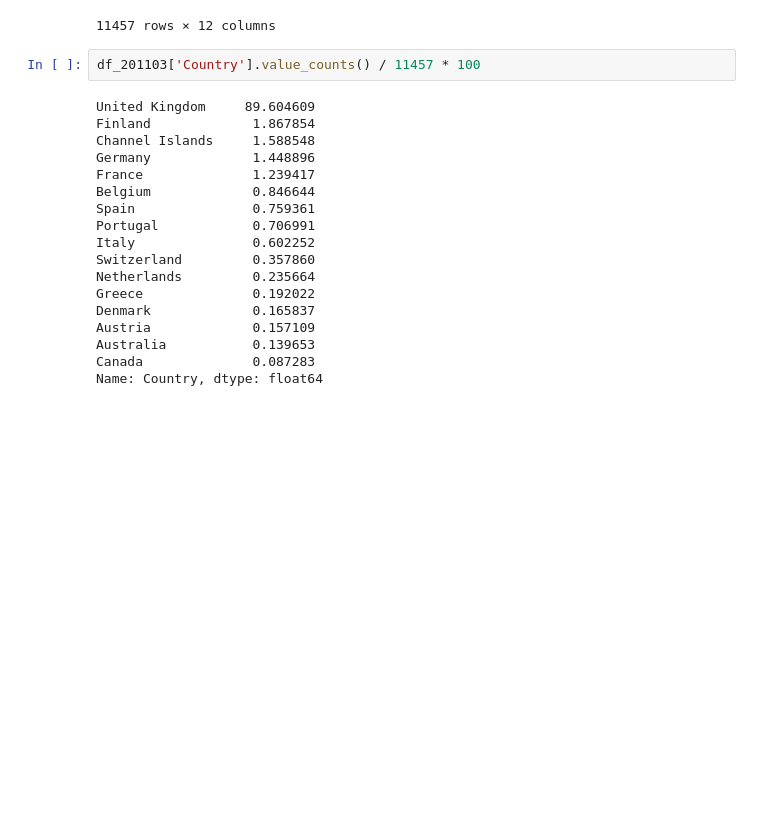
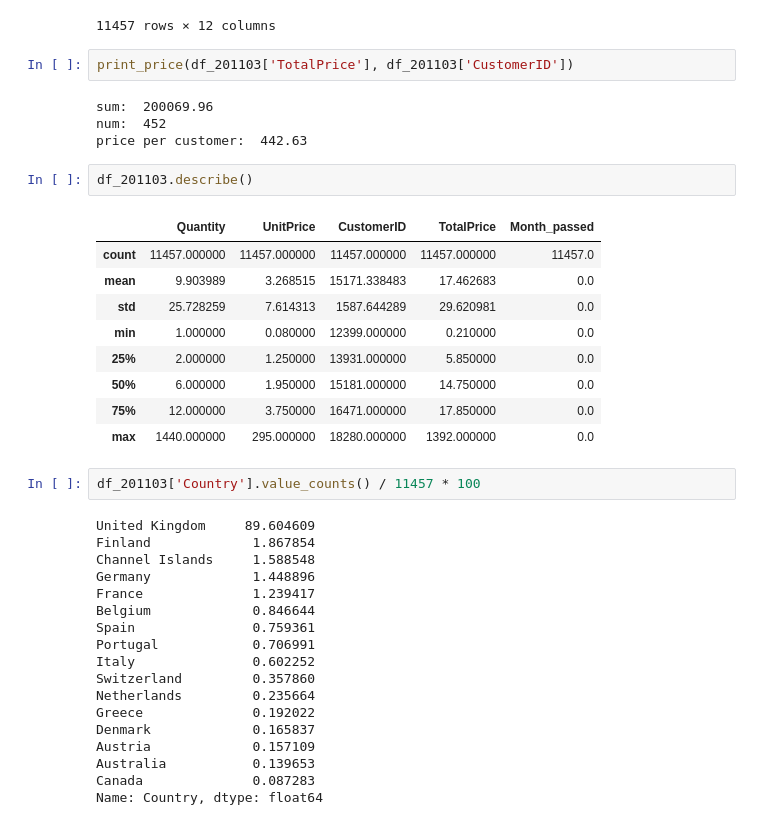
Before and after one commit to HAMJiyoung/cohort-analysis, a Jupyter notebook: Cohort-analysis.ipynb, the cells around one changed output. Drawn from its saved outputs; the diff is of its cells as text; blank space fills up the shorter version.

```diff
--- a/Cohort-analysis.ipynb
+++ b/Cohort-analysis.ipynb
@@ -908,6 +877,24 @@ df_201103
 | 142078 | 548548 | 22423 | REGENCY CAKESTAND 3 TIER | 1 | 2011-03-31 19:54:00 | 12.75 | 17781 | United Kingdom | 12.75 | ... |
 | 142079 | 548548 | 21361 | LOVE LARGE WOOD LETTERS | 7 | 2011-03-31 19:54:00 | 12.75 | 17781 | United Kingdom | 89.25 | ... |
 11457 rows × 12 columns
+# %%
+print_price(df_201103['TotalPrice'], df_201103['CustomerID'])
+# %% [output]
+sum:  200069.96
+num:  452
+price per customer:  442.63
+# %%
+df_201103.describe()
+# %% [output]
+|  | Quantity | UnitPrice | CustomerID | TotalPrice | Month_passed |
+| count | 11457.000000 | 11457.000000 | 11457.000000 | 11457.000000 | 11457.0 |
+| mean | 9.903989 | 3.268515 | 15171.338483 | 17.462683 | 0.0 |
+| std | 25.728259 | 7.614313 | 1587.644289 | 29.620981 | 0.0 |
+| min | 1.000000 | 0.080000 | 12399.000000 | 0.210000 | 0.0 |
+| 25% | 2.000000 | 1.250000 | 13931.000000 | 5.850000 | 0.0 |
+| 50% | 6.000000 | 1.950000 | 15181.000000 | 14.750000 | 0.0 |
+| 75% | 12.000000 | 3.750000 | 16471.000000 | 17.850000 | 0.0 |
+| max | 1440.000000 | 295.000000 | 18280.000000 | 1392.000000 | 0.0 |
 # %%
 df_201103['Country'].value_counts() / 11457 * 100
 # %% [output]
```
Also changed, not shown: parts of 38 cells of this notebook.
